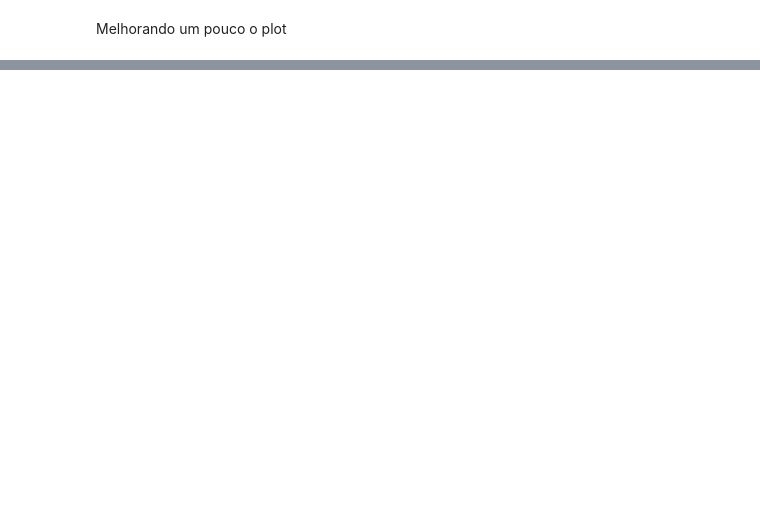
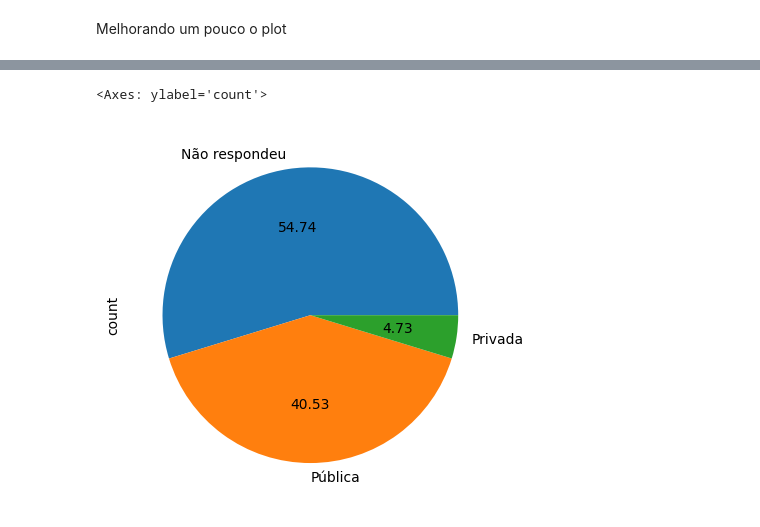
Before and after one commit to leandroclv/python_analise_dados_udemy, a Jupyter notebook: analise_de_dados.ipynb, the cells around one changed output, grey strips where cells are left out. Drawn from its saved outputs; the diff is of its cells as text; code cells hidden in the pictures; blank space fills up the shorter version.

```diff
--- a/analise_de_dados.ipynb
+++ b/analise_de_dados.ipynb
@@ -557,0 +579,13 @@ plt.show()
+# %%
+(
+    df.TP_ESCOLA.map({1:'Não respondeu', 2:'Pública', 3:'Privada'})
+    .value_counts()
+    .plot(
+        kind='pie',
+        legend=False,
+        autopct='%.2f'
+    )
+)
+# %% [output]
+<Axes: ylabel='count'>
+[figure, added]
```
Also changed, not shown: parts of 40 cells of this notebook.
